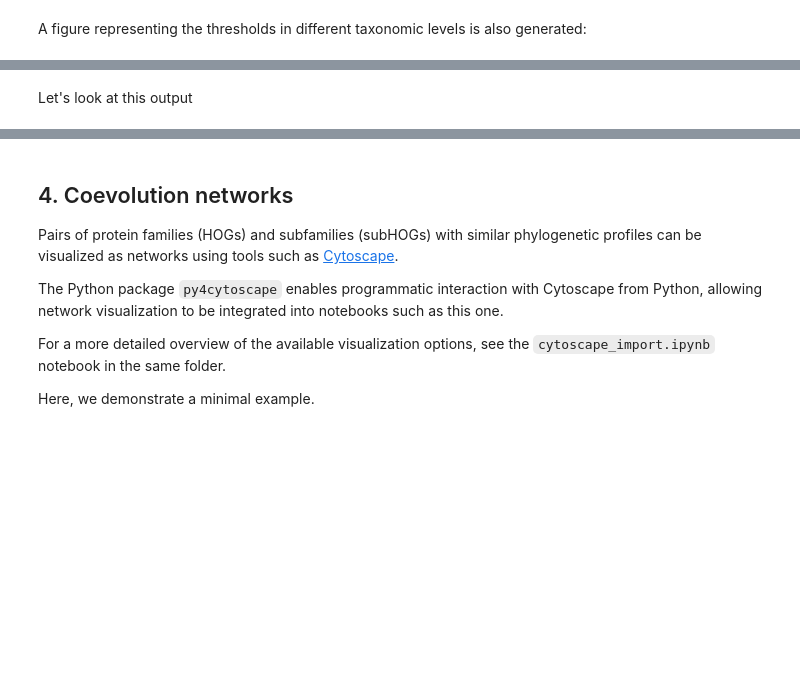
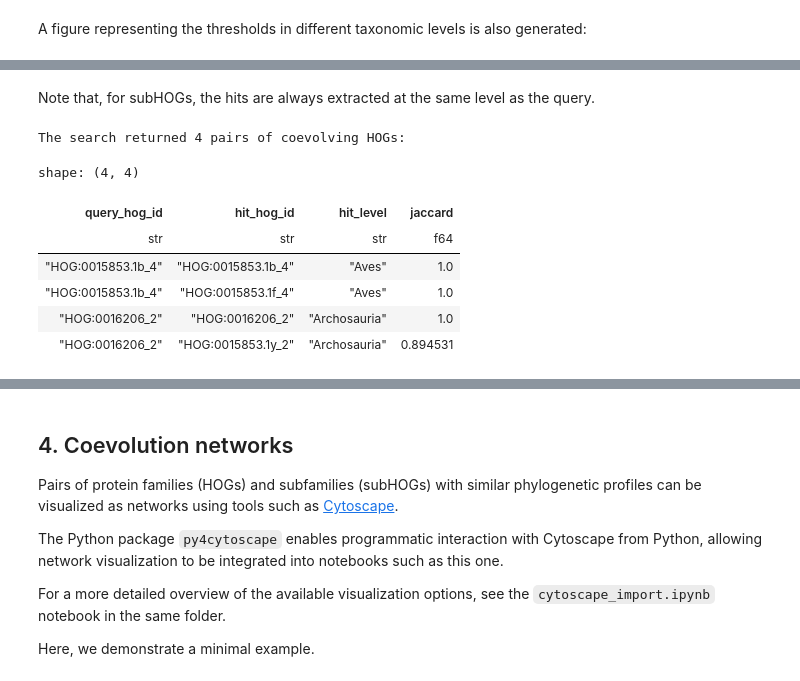
Before and after one commit to DessimozLab/HogProf, a Jupyter notebook: notebooks/Tutorial.ipynb, the cells around one changed output, grey strips where cells are left out. Drawn from its saved outputs; the diff is of its cells as text; code cells hidden in the pictures; blank space fills up the shorter version.

```diff
--- a/notebooks/Tutorial.ipynb
+++ b/notebooks/Tutorial.ipynb
@@ -318,2 +374,20 @@ The following command will retrieve significant hits for all subHOGs belonging t
 # %% [markdown]
-Let's look at this output
+Note that, for subHOGs, the hits are always extracted at the same level as the query.
+# %%
+### search using a list of queries:
+queries_list = ["HOG:0015853.1b_4", "HOG:0016206_2"]
+hits_levels_df = pl.DataFrame()
+for q in queries_list:
+    hits_levels_df = pl.concat([hits_levels_df,
+                              run_search(hog_id=q, index_dir=test_output_levels, nsamples=256, k=2)])
+print(f"The search returned {hits_levels_df.shape[0]} pairs of coevolving HOGs:")
+hits_levels_df
+# %% [output]
+The search returned 4 pairs of coevolving HOGs:
+shape: (4, 4)
+| query_hog_id | hit_hog_id | hit_level | jaccard |
+| str | str | str | f64 |
+| "HOG:0015853.1b_4" | "HOG:0015853.1b_4" | "Aves" | 1.0 |
+| "HOG:0015853.1b_4" | "HOG:0015853.1f_4" | "Aves" | 1.0 |
+| "HOG:0016206_2" | "HOG:0016206_2" | "Archosauria" | 1.0 |
+| "HOG:0016206_2" | "HOG:0015853.1y_2" | "Archosauria" | 0.894531 |
```
Also changed, not shown: parts of 12 cells of this notebook.
